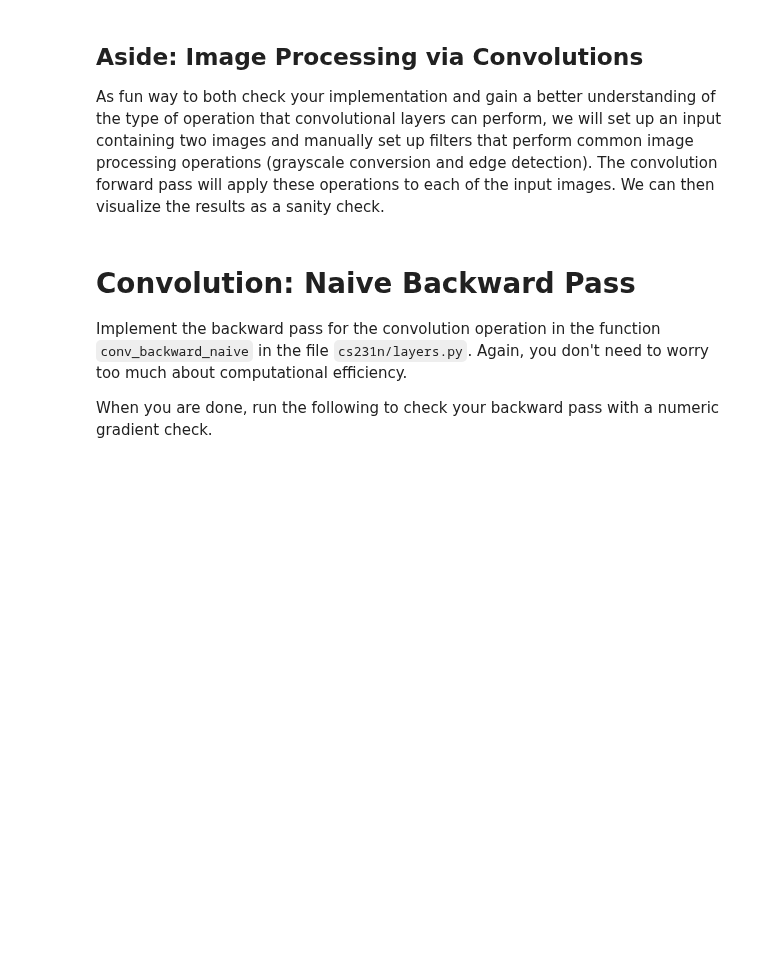
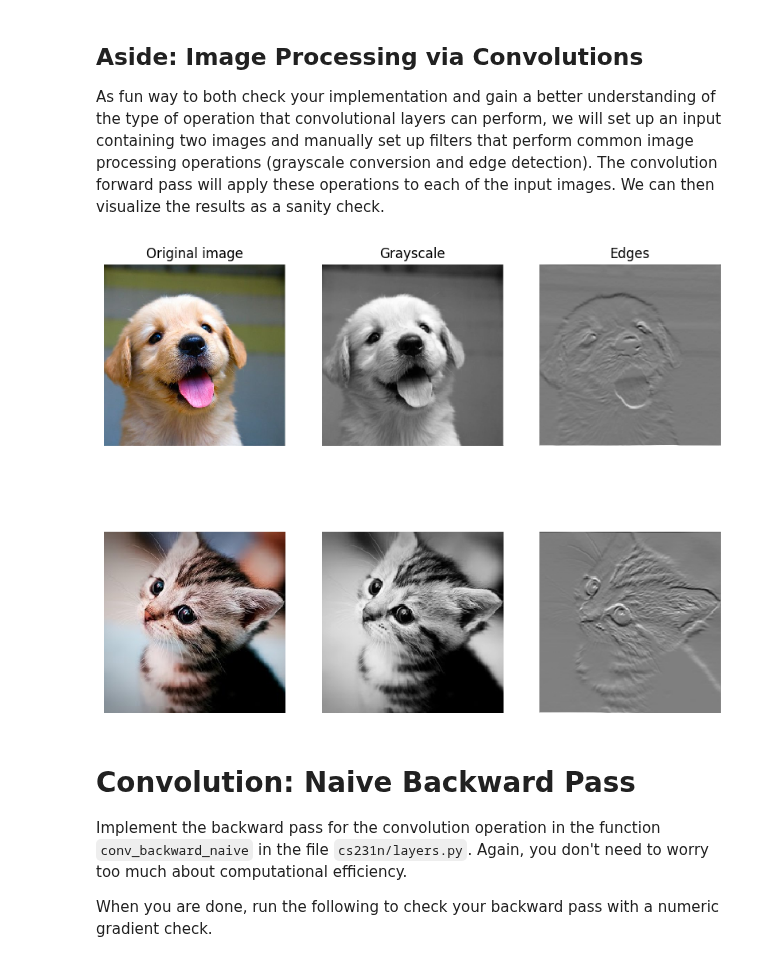
Before and after one commit to tymurs1/Stanford_CNN_2023, a Jupyter notebook: assignment2/ConvolutionalNetworks.ipynb, the cells around one changed output. Cells and saved outputs as stored; diff of their text form; code cells hidden in the pictures; blank space fills up the shorter version.

```diff
--- a/assignment2/ConvolutionalNetworks.ipynb
+++ b/assignment2/ConvolutionalNetworks.ipynb
@@ -100,7 +114,7 @@ puppy = imread('cs231n/notebook_images/puppy.jpg')
 d = kitten.shape[1] - kitten.shape[0]
 kitten_cropped = kitten[:, d//2:-d//2, :]
 
-img_size = 200   # Make this smaller if it runs too slow
+img_size = 202   # Make this smaller if it runs too slow
 resized_puppy = np.array(Image.fromarray(puppy).resize((img_size, img_size)))
 resized_kitten = np.array(Image.fromarray(kitten_cropped).resize((img_size, img_size)))
 x = np.zeros((2, 3, img_size, img_size))
@@ -126,33 +140,35 @@ b = np.array([0, 128])
 
 # Compute the result of convolving each input in x with each filter in w,
 # offsetting by b, and storing the results in out.
 out, _ = conv_forward_naive(x, w, b, {'stride': 1, 'pad': 1})
 
 def imshow_no_ax(img, normalize=True):
     """ Tiny helper to show images as uint8 and remove axis labels """
     if normalize:
         img_max, img_min = np.max(img), np.min(img)
         img = 255.0 * (img - img_min) / (img_max - img_min)
     plt.imshow(img.astype('uint8'))
     plt.gca().axis('off')
 
 # Show the original images and the results of the conv operation
 plt.subplot(2, 3, 1)
 imshow_no_ax(puppy, normalize=False)
 plt.title('Original image')
 plt.subplot(2, 3, 2)
 imshow_no_ax(out[0, 0])
 plt.title('Grayscale')
 plt.subplot(2, 3, 3)
 imshow_no_ax(out[0, 1])
 plt.title('Edges')
 plt.subplot(2, 3, 4)
 imshow_no_ax(kitten_cropped, normalize=False)
 plt.subplot(2, 3, 5)
 imshow_no_ax(out[1, 0])
 plt.subplot(2, 3, 6)
 imshow_no_ax(out[1, 1])
 plt.show()
+# %% [output]
+[figure, added]
 # %% [markdown]
 # Convolution: Naive Backward Pass
 Implement the backward pass for the convolution operation in the function `conv_backward_naive` in the file `cs231n/layers.py`. Again, you don't need to worry too much about computational efficiency.
```
Also changed, not shown: parts of 11 cells of this notebook, 1 other file.
